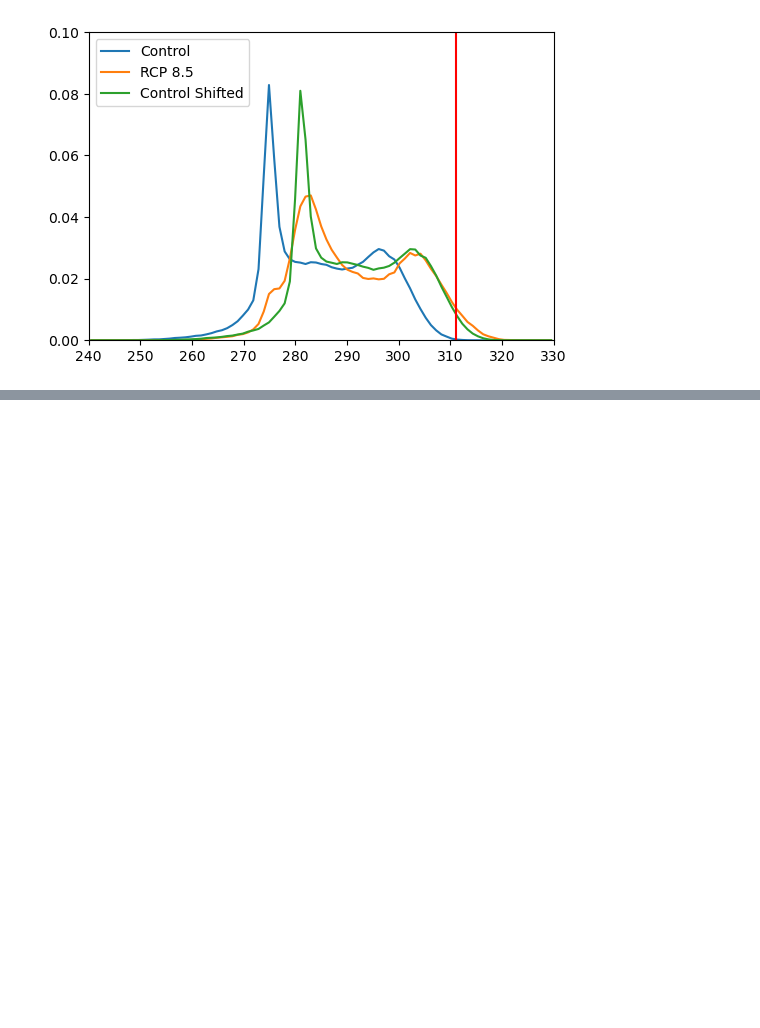
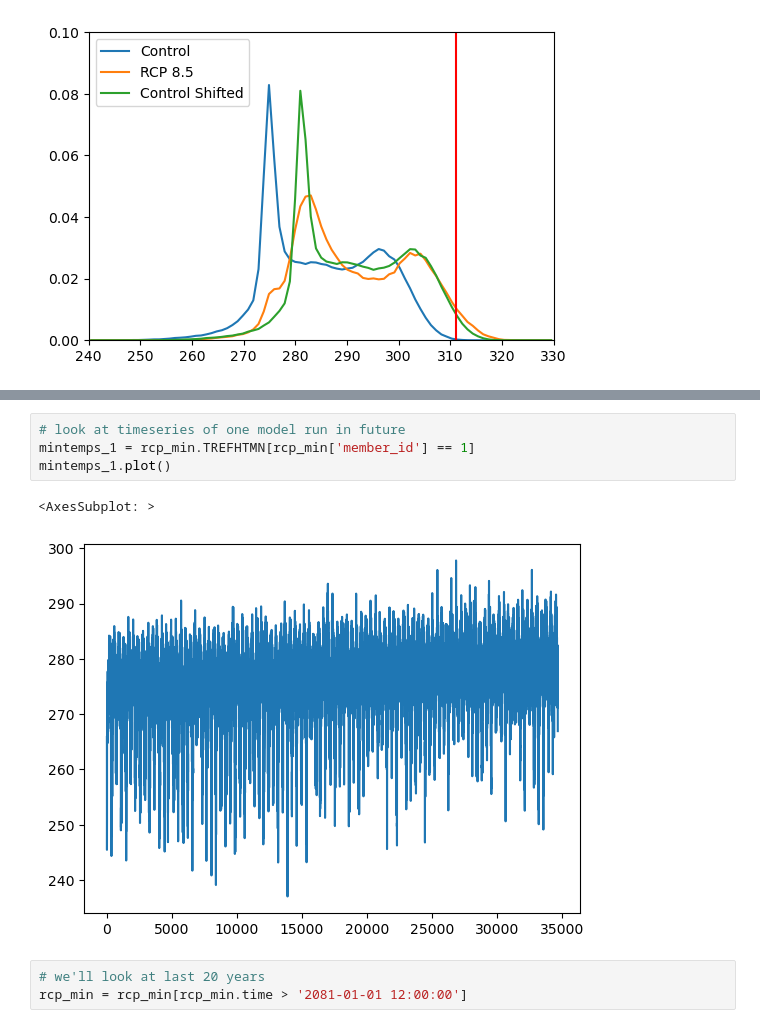
Before and after one commit to milesepstein13/extreme-events, a Jupyter notebook: data_manipulation.md.ipynb, the cells around one changed output, grey strips where cells are left out. Saved outputs shown, nothing was run; the diff lists cells and outputs as text; blank space fills up the shorter version.

```diff
--- a/data_manipulation.md.ipynb
+++ b/data_manipulation.md.ipynb
@@ -192,0 +334,10 @@ plt.show()
+# %%
+# look at timeseries of one model run in future
+mintemps_1 = rcp_min.TREFHTMN[rcp_min['member_id'] == 1]
+mintemps_1.plot()
+# %% [output]
+<AxesSubplot: >
+[figure, added]
+# %%
+# we'll look at last 20 years
+rcp_min = rcp_min[rcp_min.time > '2081-01-01 12:00:00']
```
Also changed, not shown: parts of 30 cells of this notebook, 1 other file.
